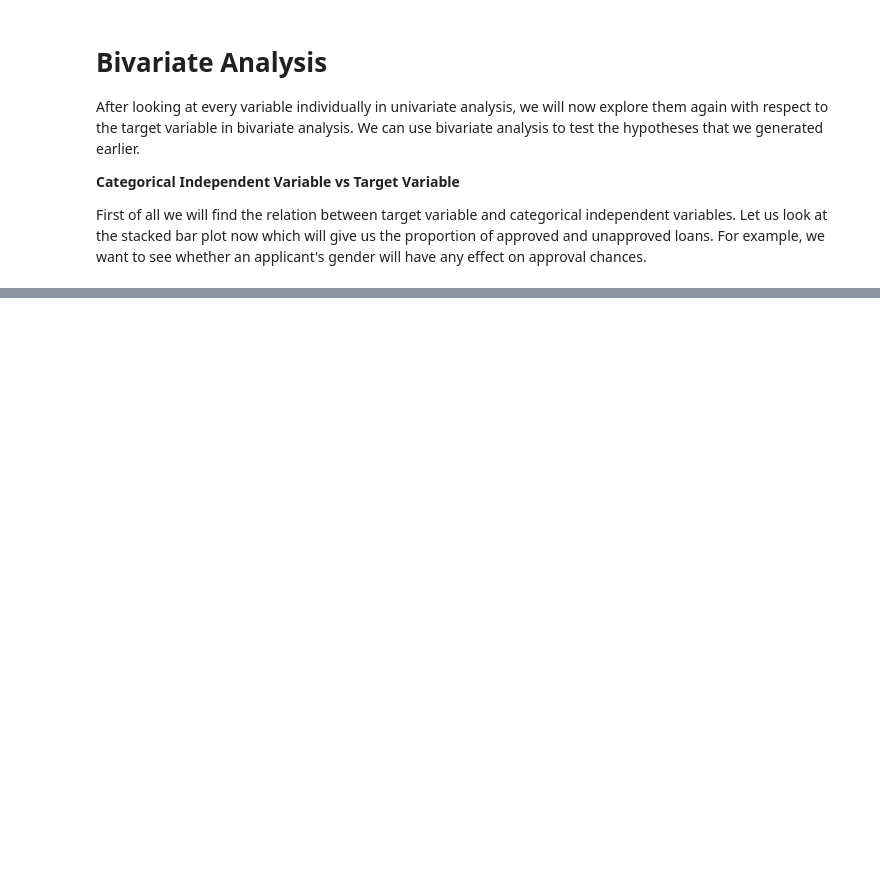
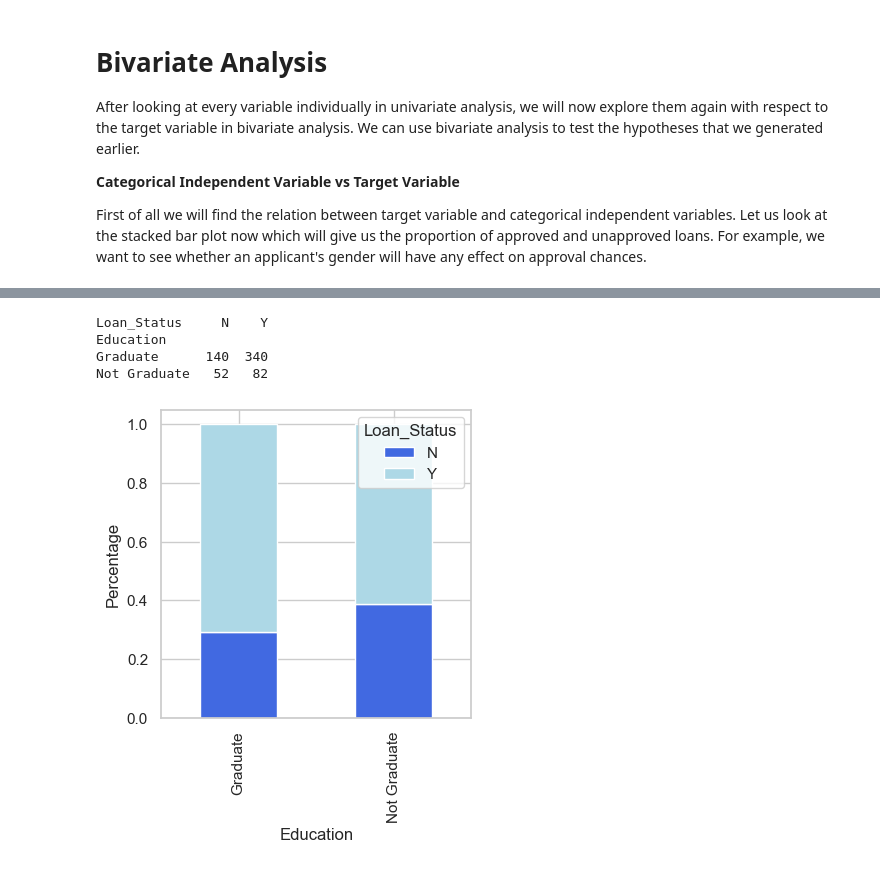
Before and after one commit to Vansh956957/ML_Projects, a Jupyter notebook: demo.ipynb, the cells around one changed output, grey strips where cells are left out. Saved outputs shown, nothing was run; the diff lists cells and outputs as text; code cells hidden in the pictures; blank space fills up the shorter version.

```diff
--- a/demo.ipynb
+++ b/demo.ipynb
@@ -394,0 +481,13 @@ First of all we will find the relation between target variable and categorical i
+# %%
+print(pd.crosstab(train['Education'],train['Loan_Status']))
+Education = pd.crosstab(train['Education'], train['Loan_Status'])
+Education.div(Education.sum(1).astype(float), axis=0).plot(kind='bar', stacked=True, color=['royalblue','lightblue'],figsize=(4,4))
+plt.xlabel("Education")
+p = plt.ylabel("Percentage")
+plt.show()
+# %% [output]
+Loan_Status     N    Y
+Education
+Graduate      140  340
+Not Graduate   52   82
+[figure, added]
```
Also changed, not shown: parts of 76 cells of this notebook, 1 other file.
